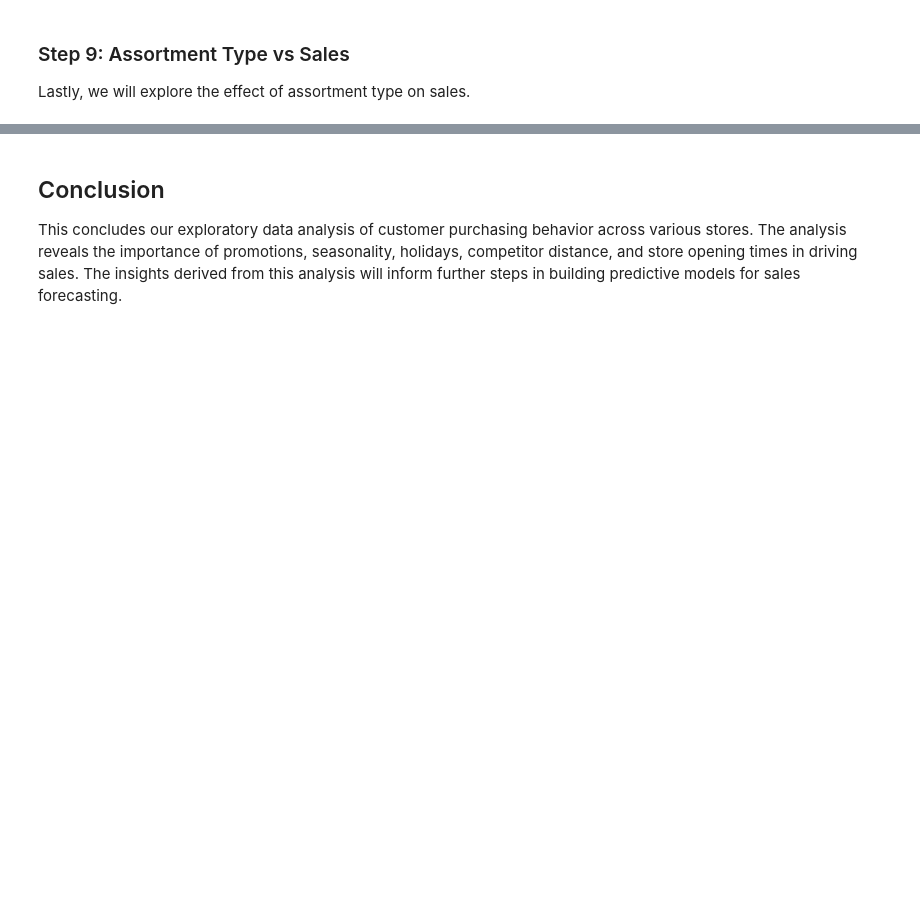
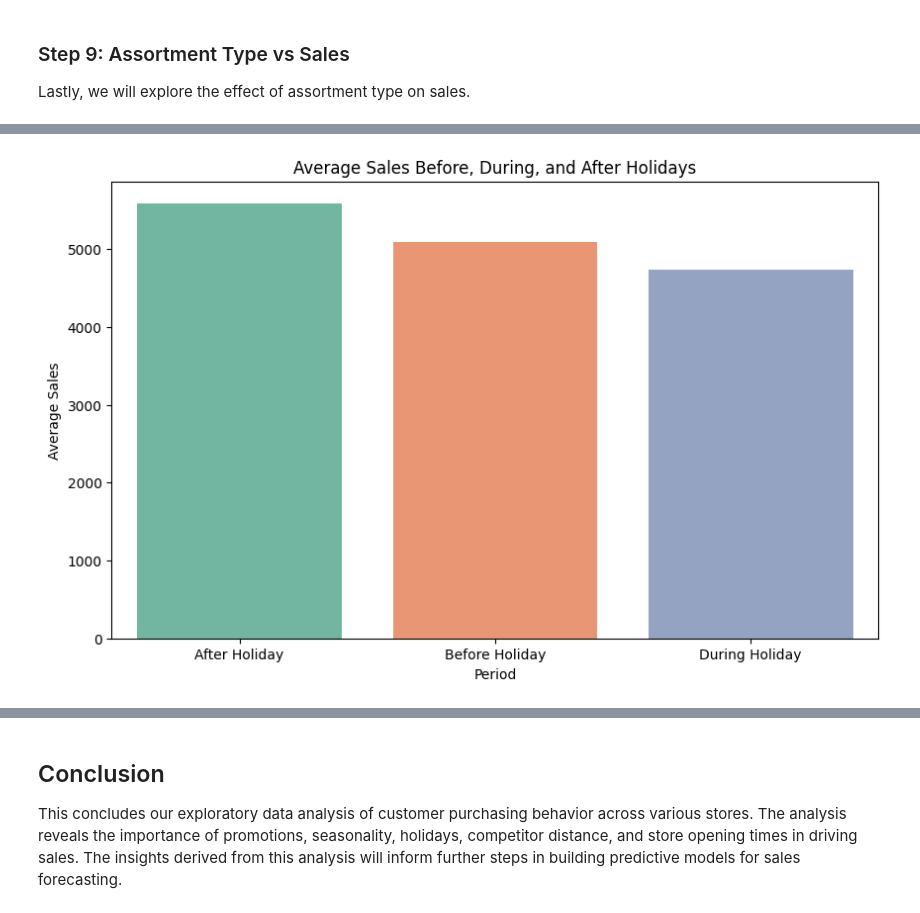
Before and after one commit to getahunTiruneh/rossmann-sales-prediction, a Jupyter notebook: notebook/customer_purchasing_behavior_EDA.ipynb, the cells around one changed output, grey strips where cells are left out. Saved outputs shown, nothing was run; the diff lists cells and outputs as text; code cells hidden in the pictures; blank space fills up the shorter version.

```diff
--- a/notebook/customer_purchasing_behavior_EDA.ipynb
+++ b/notebook/customer_purchasing_behavior_EDA.ipynb
@@ -216,0 +251,37 @@ AttributeError: 'CustomerBehaviorAnalyzer' object has no attribute 'assortment_s
+# %%
+def add_holiday_status(df):
+    """
+    Adds a 'HolidayStatus' column to indicate before, during, and after holidays,
+    and plots the average sales behavior for each period.
+
+    Parameters:
+    - df: DataFrame with 'Date', 'IsHoliday', and 'Sales' columns.
+
+    Returns:
+    - None
+    """
+    # Default to 'After Holiday'
+    df['HolidayStatus'] = 'After Holiday'
+
+    # Assign 'During Holiday'
+    df.loc[df['IsHoliday'] == 1, 'HolidayStatus'] = 'During Holiday'
+
+    # Assign 'Before Holiday' by shifting 'IsHoliday'
+    df['IsNextDayHoliday'] = df['IsHoliday'].shift(-1).fillna(0).astype(int)
+    df.loc[df['IsNextDayHoliday'] == 1, 'HolidayStatus'] = 'Before Holiday'
+
+    # Group by 'HolidayStatus' and calculate average sales
+    sales_by_period = df.groupby('HolidayStatus')['Sales'].mean().reset_index()
+
+    # Plotting the sales behavior before, during, and after holidays
+    plt.figure(figsize=(10, 6))
+    sns.barplot(x='HolidayStatus', y='Sales', data=sales_by_period, palette='Set2')
+    plt.title('Average Sales Before, During, and After Holidays')
+    plt.ylabel('Average Sales')
+    plt.xlabel('Period')
+    plt.show()
+
+# Example call
+add_holiday_status(train_cleaned)
+# %% [output]
+[figure, added]
```
Also changed, not shown: parts of 24 cells of this notebook.
